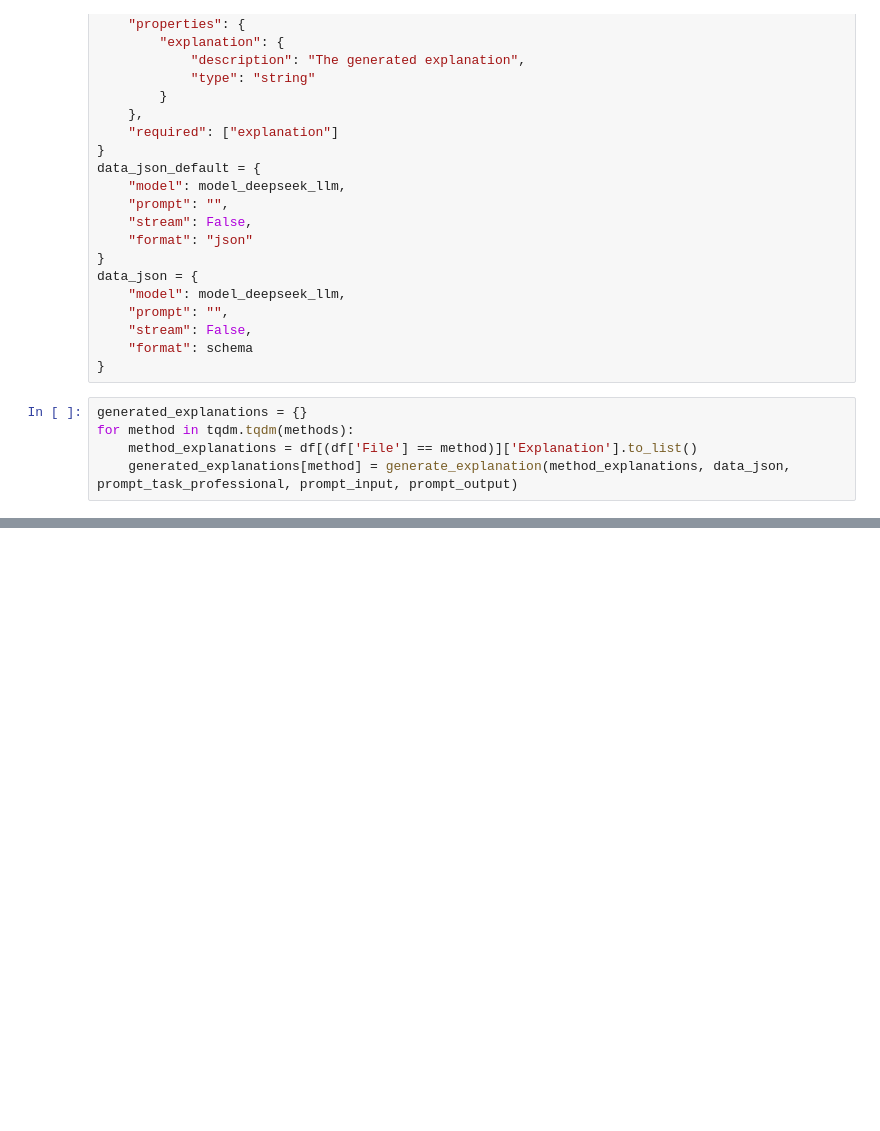
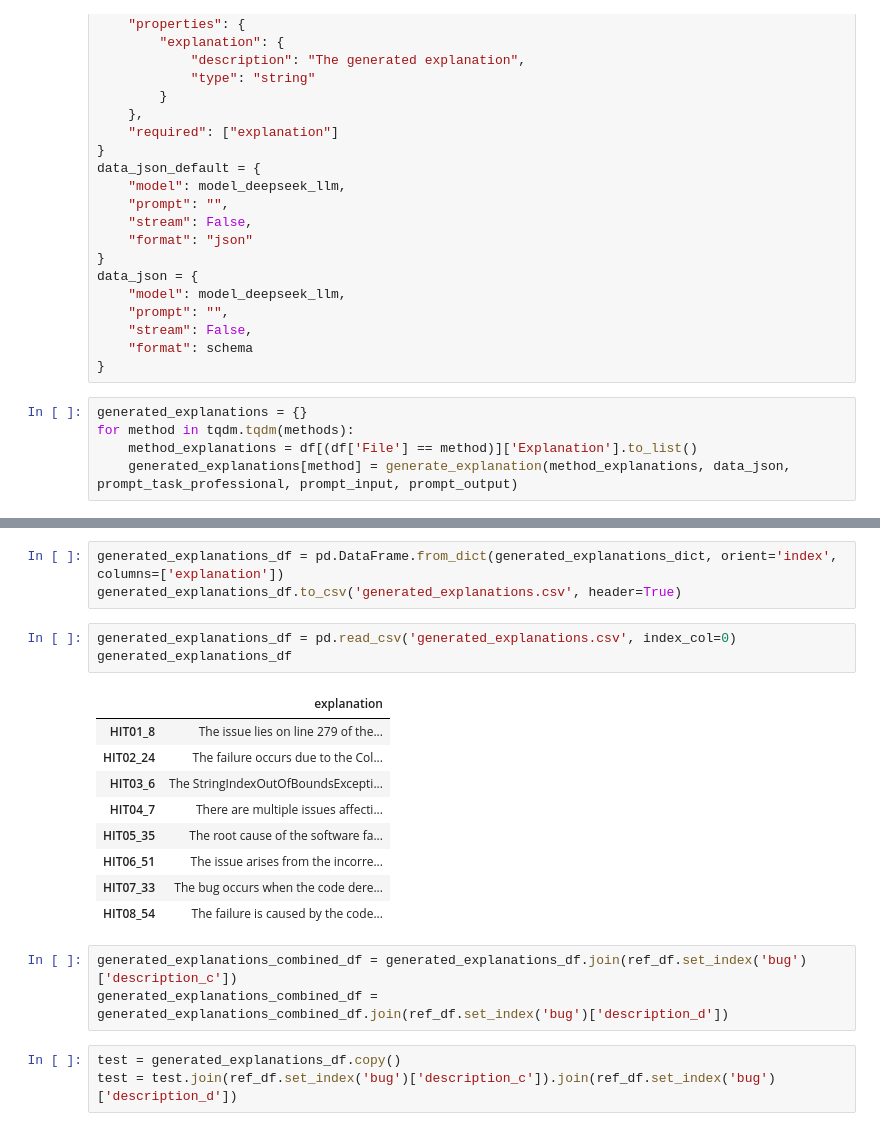
Before and after one commit to hpi-sam/SEwithML, a Jupyter notebook: David-Christian/explanation_generation.ipynb, the cells around one changed output, grey strips where cells are left out. Cells and saved outputs as stored; diff of their text form; blank space fills up the shorter version.

```diff
--- a/David-Christian/explanation_generation.ipynb
+++ b/David-Christian/explanation_generation.ipynb
@@ -90,0 +96,22 @@ def calculate_metrics(explanations):
+# %%
+generated_explanations_df = pd.DataFrame.from_dict(generated_explanations_dict, orient='index', columns=['explanation'])
+generated_explanations_df.to_csv('generated_explanations.csv', header=True)
+# %%
+generated_explanations_df = pd.read_csv('generated_explanations.csv', index_col=0)
+generated_explanations_df
+# %% [output]
+|  | explanation |
+| HIT01_8 | The issue lies on line 279 of the... |
+| HIT02_24 | The failure occurs due to the Col... |
+| HIT03_6 | The StringIndexOutOfBoundsExcepti... |
+| HIT04_7 | There are multiple issues affecti... |
+| HIT05_35 | The root cause of the software fa... |
+| HIT06_51 | The issue arises from the incorre... |
+| HIT07_33 | The bug occurs when the code dere... |
+| HIT08_54 | The failure is caused by the code... |
+# %%
+generated_explanations_combined_df = generated_explanations_df.join(ref_df.set_index('bug')['description_c'])
+generated_explanations_combined_df = generated_explanations_combined_df.join(ref_df.set_index('bug')['description_d'])
+# %%
+test = generated_explanations_df.copy()
+test = test.join(ref_df.set_index('bug')['description_c']).join(ref_df.set_index('bug')['description_d'])
```
Also changed, not shown: parts of 12 cells of this notebook, 2 other files.
